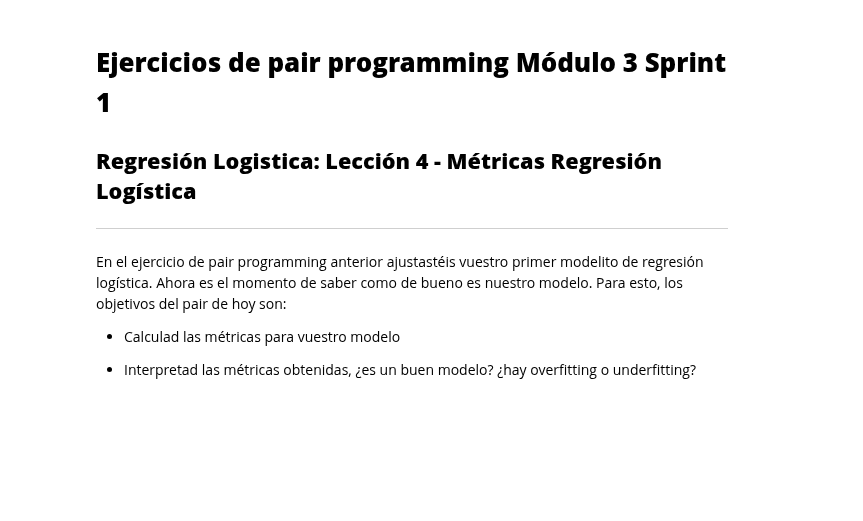
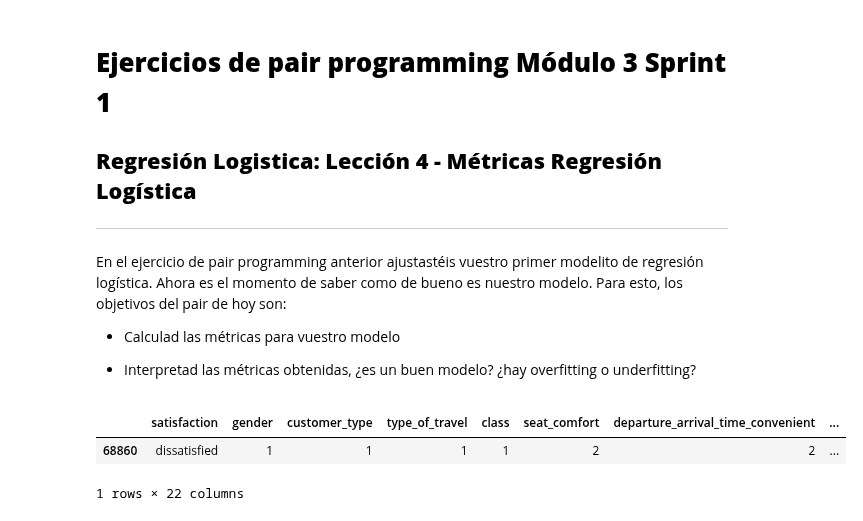
Before and after one commit to Adalab/promo-d-da-modulo3-sprint1-laura-maitane, a Jupyter notebook: regresion-logistica/reg-log-4-metricas.ipynb, the cells around one changed output. Drawn from its saved outputs; the diff is of its cells as text; code cells hidden in the pictures; blank space fills up the shorter version.

```diff
--- a/regresion-logistica/reg-log-4-metricas.ipynb
+++ b/regresion-logistica/reg-log-4-metricas.ipynb
@@ -31,5 +31,9 @@ En el ejercicio de pair programming anterior ajustastéis vuestro primer modelit
 - Interpretad las métricas obtenidas, ¿es un buen modelo? ¿hay overfitting o underfitting?
 # %%
 # abrimos el dataset
-df = pd.read_pickle("datos/invistico_airline_eda.pkl")
+df = pd.read_pickle("datos/invistico_airline_encoding.pkl")
 df.sample()
+# %% [output]
+|  | satisfaction | gender | customer_type | type_of_travel | class | seat_comfort | departure_arrival_time_convenient | ... |
+| 68860 | dissatisfied | 1 | 1 | 1 | 1 | 2 | 2 | ... |
+1 rows × 22 columns
```
Also changed, not shown: parts of 8 cells of this notebook, 1 other file.
